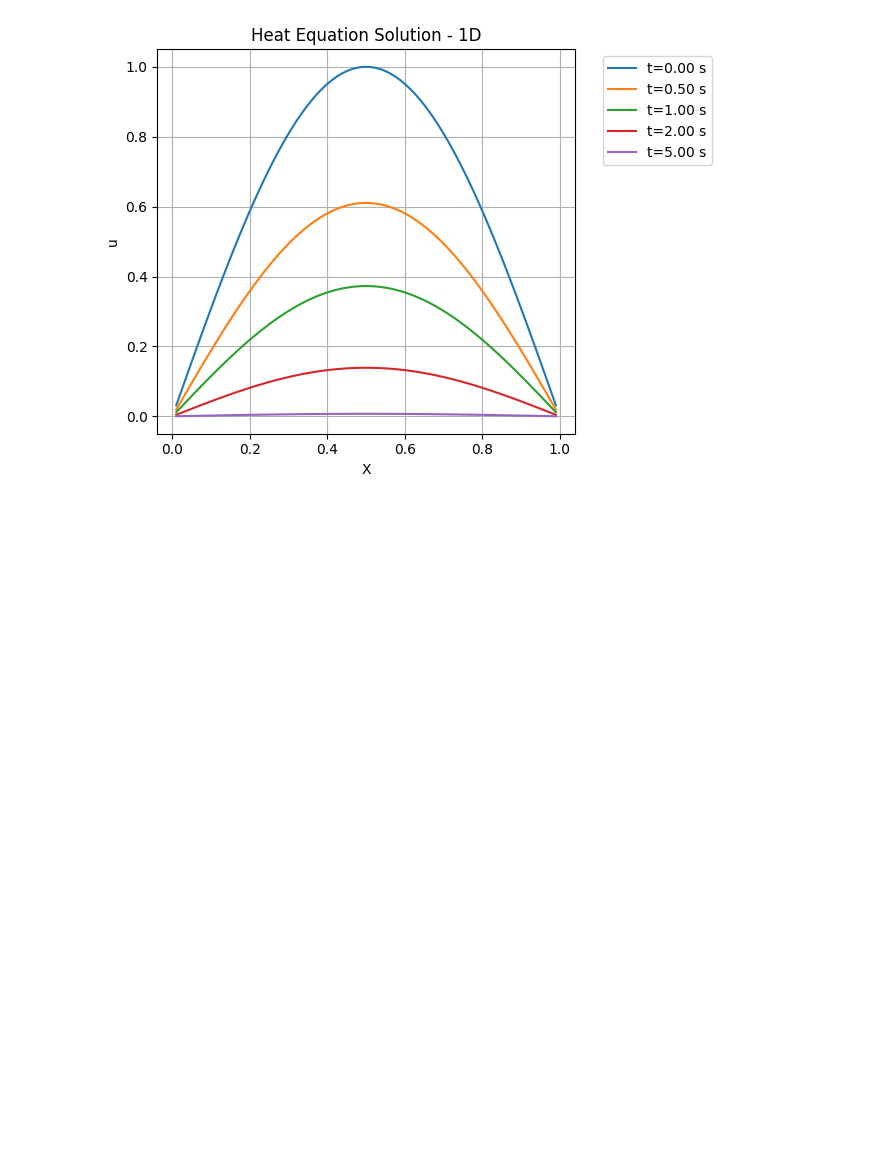
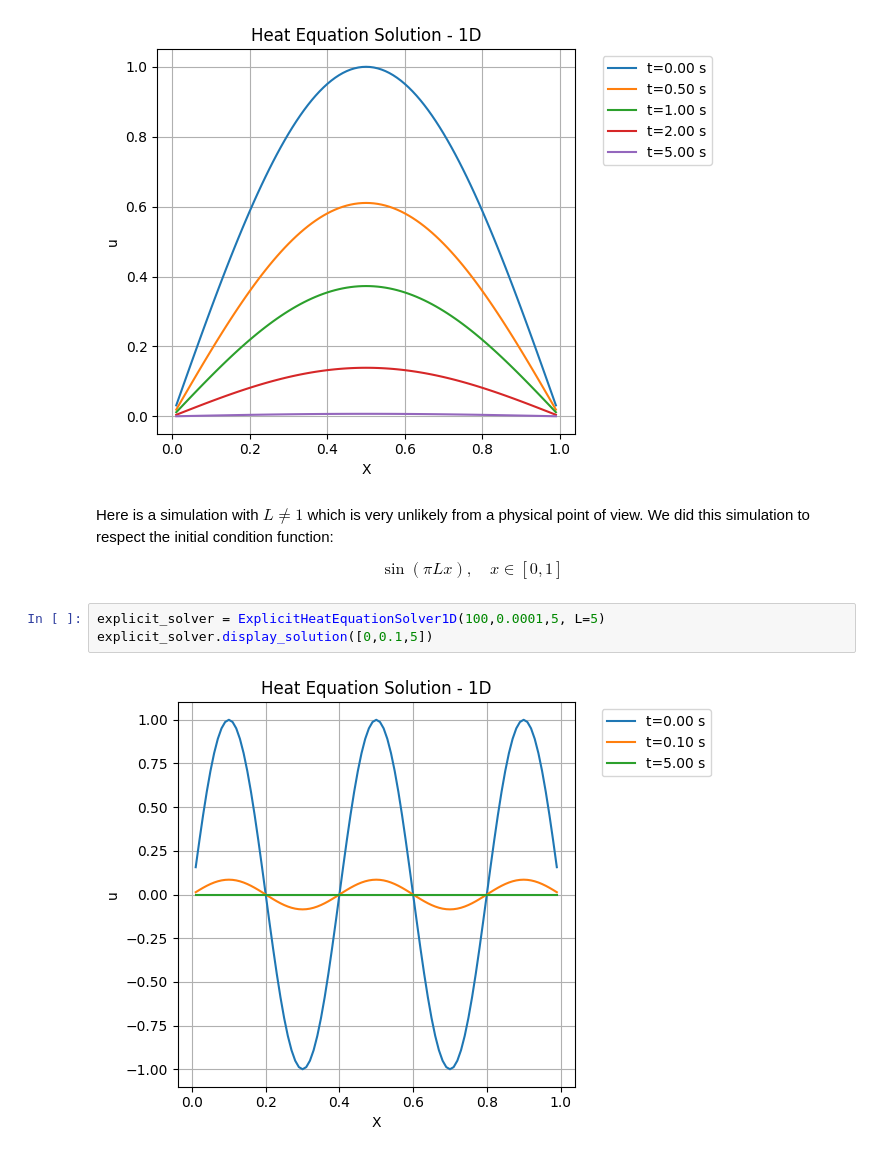
Before and after one commit to RomainCuchet/EDP, a Jupyter notebook: demo.ipynb, the cells around one changed output. Drawn from its saved outputs; the diff is of its cells as text; blank space fills up the shorter version.

Commit message:
Enhance ExplicitHeatEquationSolver1D to include initial condition parameter L for sine function

```diff
--- a/demo.ipynb
+++ b/demo.ipynb
@@ -24,3 +28,12 @@ explicit_solver = ExplicitHeatEquationSolver1D(100,0.0001,5)
 explicit_solver.display_solution([0,0.5,1,2,5])
 # %% [output]
 [figure]
+# %% [markdown]
+Here is a simulation with $L \neq 1$ which is very unlikely from a physical point of view. We did this simulation to respect the initial condition function:
+
+$$\sin(\pi L x), \quad x\in [0,1] \tag{1}$$
+# %%
+explicit_solver = ExplicitHeatEquationSolver1D(100,0.0001,5, L=5)
+explicit_solver.display_solution([0,0.1,5])
+# %% [output]
+[figure, added]
```
Also changed, not shown: parts of 7 cells of this notebook, 1 other file.
